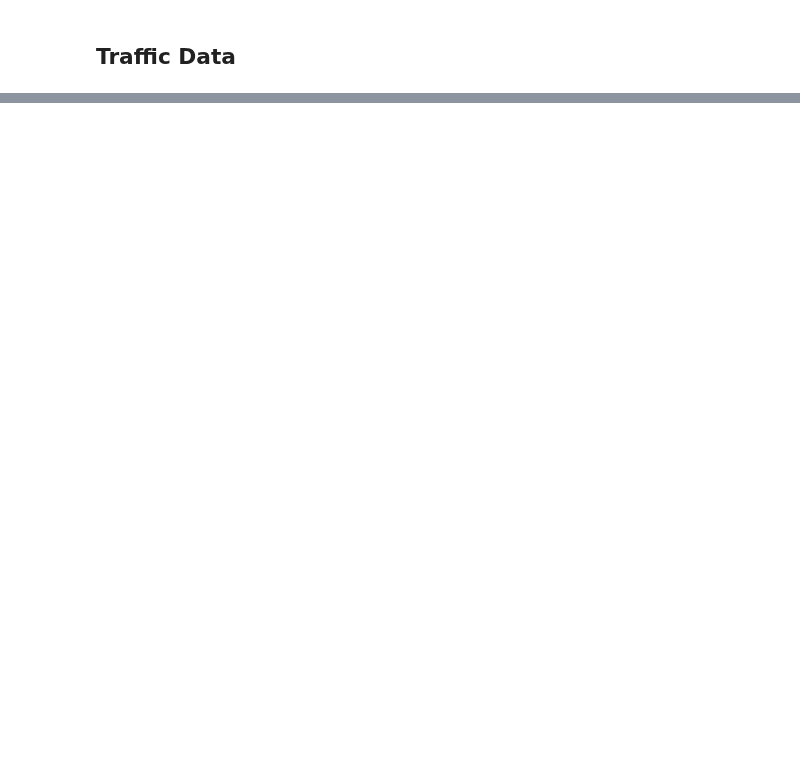
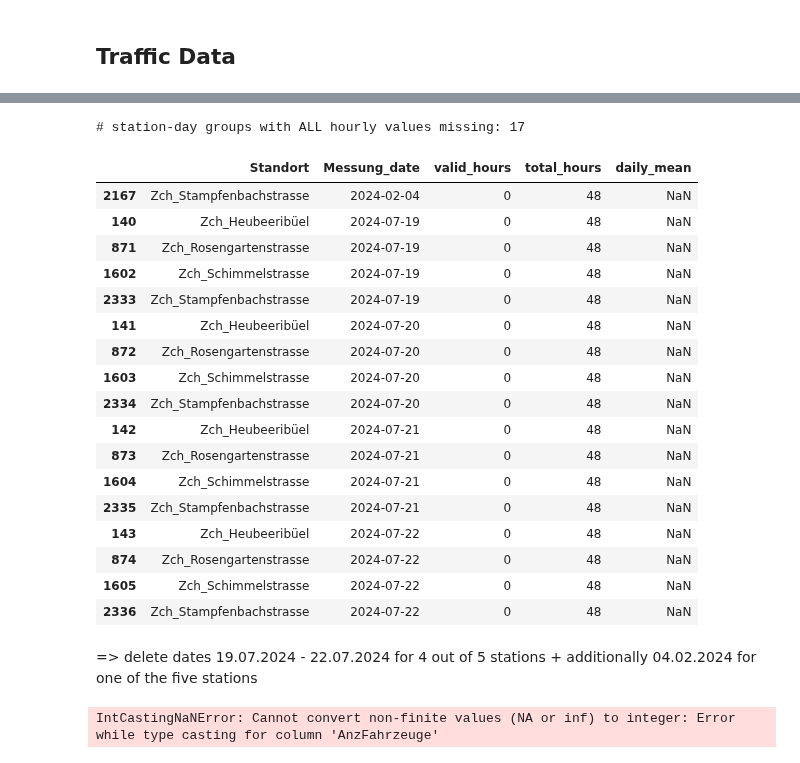
Before and after one commit to JitkaRantanen/AS2025_CO2-GroupProject, a Jupyter notebook: test.ipynb, the cells around one changed output, grey strips where cells are left out. Saved outputs shown, nothing was run; the diff lists cells and outputs as text; code cells hidden in the pictures; blank space fills up the shorter version.

```diff
--- a/test.ipynb
+++ b/test.ipynb
@@ -69,0 +379,55 @@ df_traffic.head()
+# %%
+# Which station-day groups have no valid hourly values for the whole day? -> not possible to calculate daily mean (see error next cell)
+g = df_traffic.groupby(["Standort", "Messung_date"])["AnzFahrzeuge"]
+
+summary = (
+    g.agg(
+        valid_hours=lambda s: s.notna().sum(),
+        total_hours="size",
+        daily_mean="mean"
+    )
+    .reset_index()
+    .sort_values(["Messung_date", "Standort"])
+)
+
+# These are the groups that will produce NaN means (and cause IntCastingNaNError if you cast to int)
+all_missing_groups = summary[summary["valid_hours"] == 0]
+
+print(f"# station-day groups with ALL hourly values missing: {len(all_missing_groups)}")
+display(all_missing_groups.head(20))
+# %% [output]
+# station-day groups with ALL hourly values missing: 17
+|  | Standort | Messung_date | valid_hours | total_hours | daily_mean |
+| 2167 | Zch_Stampfenbachstrasse | 2024-02-04 | 0 | 48 | NaN |
+| 140 | Zch_Heubeeribüel | 2024-07-19 | 0 | 48 | NaN |
+| 871 | Zch_Rosengartenstrasse | 2024-07-19 | 0 | 48 | NaN |
+| 1602 | Zch_Schimmelstrasse | 2024-07-19 | 0 | 48 | NaN |
+| 2333 | Zch_Stampfenbachstrasse | 2024-07-19 | 0 | 48 | NaN |
+| 141 | Zch_Heubeeribüel | 2024-07-20 | 0 | 48 | NaN |
+| 872 | Zch_Rosengartenstrasse | 2024-07-20 | 0 | 48 | NaN |
+| 1603 | Zch_Schimmelstrasse | 2024-07-20 | 0 | 48 | NaN |
+| 2334 | Zch_Stampfenbachstrasse | 2024-07-20 | 0 | 48 | NaN |
+| 142 | Zch_Heubeeribüel | 2024-07-21 | 0 | 48 | NaN |
+| 873 | Zch_Rosengartenstrasse | 2024-07-21 | 0 | 48 | NaN |
+| 1604 | Zch_Schimmelstrasse | 2024-07-21 | 0 | 48 | NaN |
+| 2335 | Zch_Stampfenbachstrasse | 2024-07-21 | 0 | 48 | NaN |
+| 143 | Zch_Heubeeribüel | 2024-07-22 | 0 | 48 | NaN |
+| 874 | Zch_Rosengartenstrasse | 2024-07-22 | 0 | 48 | NaN |
+| 1605 | Zch_Schimmelstrasse | 2024-07-22 | 0 | 48 | NaN |
+| 2336 | Zch_Stampfenbachstrasse | 2024-07-22 | 0 | 48 | NaN |
+# %% [markdown]
+=> delete dates 19.07.2024 - 22.07.2024 for  4 out of 5 stations + additionally 04.02.2024 for one of the five stations
+# %%
+
+daily_avg = (
+    df_traffic
+    .groupby(["Standort", "Messung_date"], as_index=False)["AnzFahrzeuge"]
+    .mean()
+    .round(0)  # round to nearest integer
+    .astype({"AnzFahrzeuge": "int"})  # convert to integer type
+    .rename(columns={"AnzFahrzeuge": "AnzFahrzeuge_daily_mean"})
+)
+
+daily_avg.head()
+# %% [output]
+IntCastingNaNError: Cannot convert non-finite values (NA or inf) to integer: Error while type casting for column 'AnzFahrzeuge'
```
Also changed, not shown: parts of 11 cells of this notebook, 1 other file.
